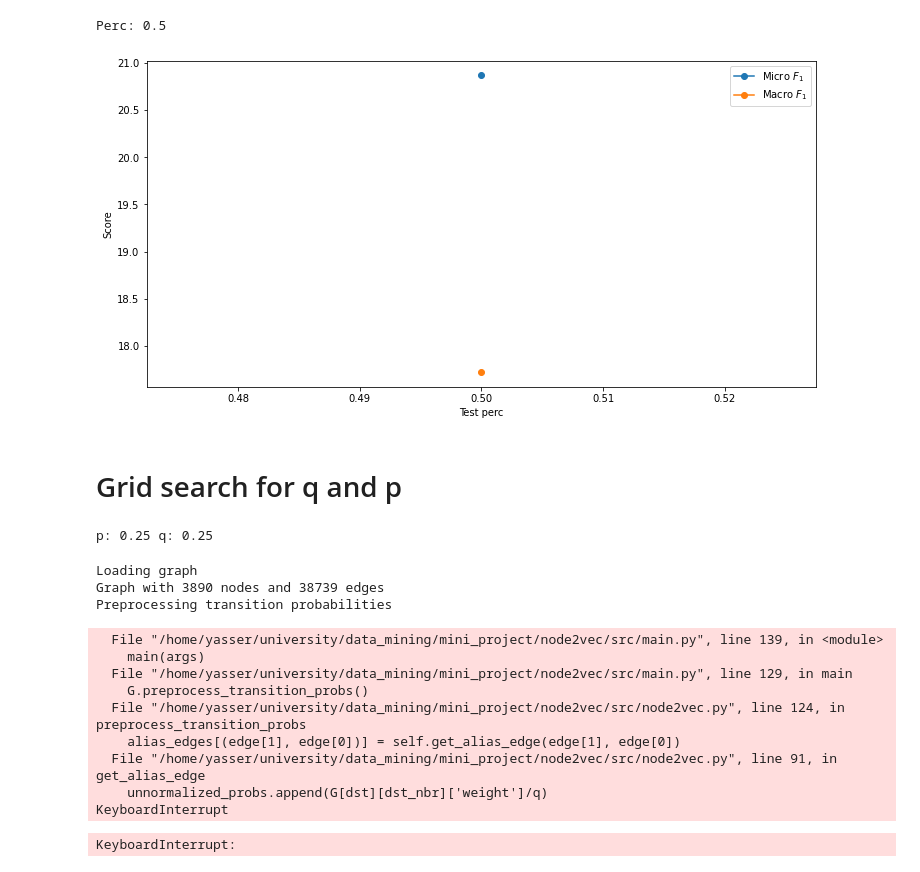
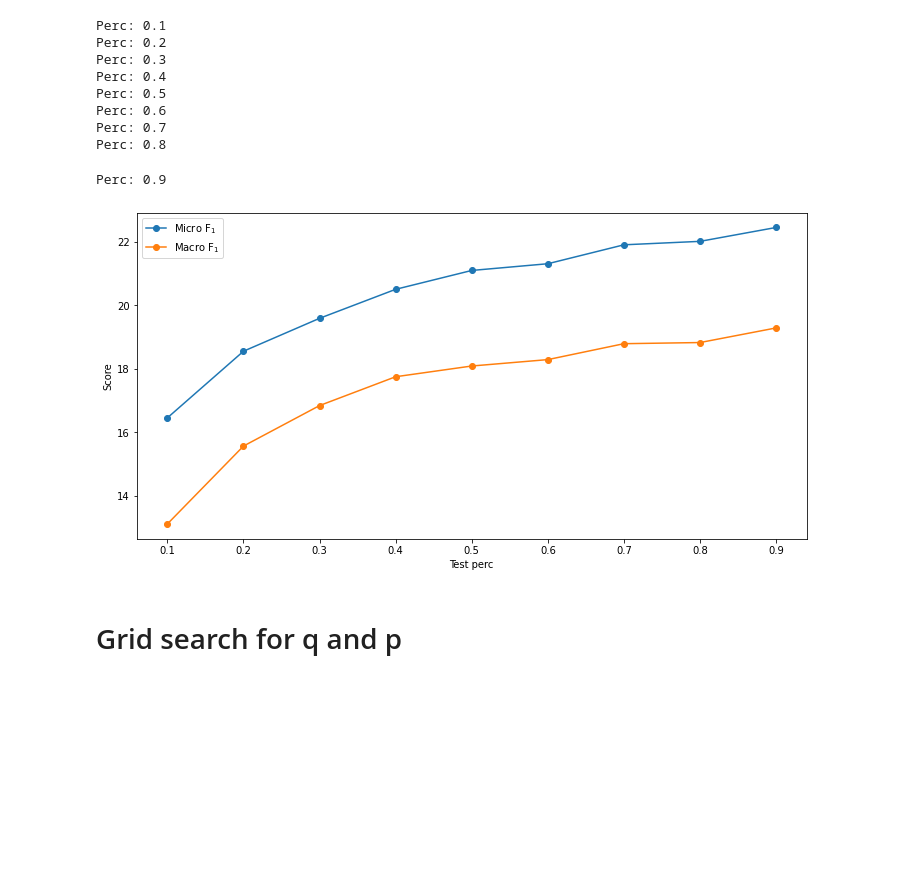
Before and after one commit to aditya-grover/node2vec, a Jupyter notebook: src/multi-classification.ipynb, the cells around one changed output. Cells and saved outputs as stored; diff of their text form; code cells hidden in the pictures; blank space fills up the shorter version.

```diff
--- a/src/multi-classification.ipynb
+++ b/src/multi-classification.ipynb
@@ -114,10 +150,10 @@ def plot_scores(micro, macro, test_size):
     micro.reverse()
     macro.reverse()
 
-    plt.plot(test_size, micro, marker='o', label='Micro $F_1$')
-    plt.plot(test_size, macro, marker='o', label='Macro $F_1$')
+    plt.plot(test_size, micro, marker='o', label='Micro F$_1$')
+    plt.plot(test_size, macro, marker='o', label='Macro F$_1$')
 
     plt.xlabel("Test perc")
     plt.ylabel("Score")
     plt.legend(loc='best')
-    plt.show()
+    plt.savefig(f"../images/classification/test_sizes_{DATASET_TO_USED}.png", dpi=300)
@@ -128,10 +160,18 @@ def plot_scores(micro, macro, test_size):
 # %%
 test_size_exp =  [x/10 for x in range(1, 10)]
-micro, macro = evaluate(df, test_size_exp, 1)
+micro, macro = evaluate(df, test_size_exp, 10)
 plot_scores(micro, macro, test_size_exp)
 # %% [output]
+Perc: 0.1
+Perc: 0.2
+Perc: 0.3
+Perc: 0.4
 Perc: 0.5
+Perc: 0.6
+Perc: 0.7
+Perc: 0.8
+Perc: 0.9
-[figure, old version]
+[figure, new version]
 # %% [markdown]
 # Grid search for q and p
 # %%
@@ -151,6 +191,8 @@ for p in grid['p']:
 
         if DATASET_TO_USED == Datasets.PPI:
             cmd = f"python main.py --p {p} --q {q} --input {INPUT_FILE} --output {emb_file} --weighted "
+        elif DATASET_TO_USED == Datasets.CORA:
+            cmd = f"python main.py --p {p} --q {q} --input {INPUT_FILE} --output {emb_file} --weighted --delimiter ,"
 
         subprocess.run(cmd, shell=True)
 
@@ -160,19 +202,4 @@ for p in grid['p']:
         micro, macro = evaluate(df, [0.5])
 
         evaluations.append((q, p, micro, macro))
-# %% [output]
-p: 0.25 q: 0.25
-Loading graph
-Graph with 3890 nodes and 38739 edges
-Preprocessing transition probabilities
-  File "/home/yasser/university/data_mining/mini_project/node2vec/src/main.py", line 139, in <module>
-    main(args)
-  File "/home/yasser/university/data_mining/mini_project/node2vec/src/main.py", line 129, in main
-    G.preprocess_transition_probs()
-  File "/home/yasser/university/data_mining/mini_project/node2vec/src/node2vec.py", line 124, in preprocess_transition_probs
-    alias_edges[(edge[1], edge[0])] = self.get_alias_edge(edge[1], edge[0])
-  File "/home/yasser/university/data_mining/mini_project/node2vec/src/node2vec.py", line 91, in get_alias_edge
-    unnormalized_probs.append(G[dst][dst_nbr]['weight']/q)
-KeyboardInterrupt
-KeyboardInterrupt:
 # %%
```
Also changed, not shown: parts of 5 cells of this notebook, 9 other files.
